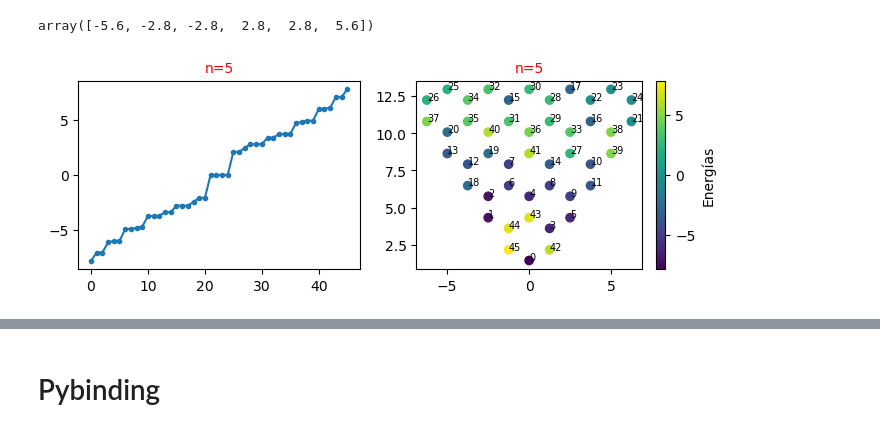
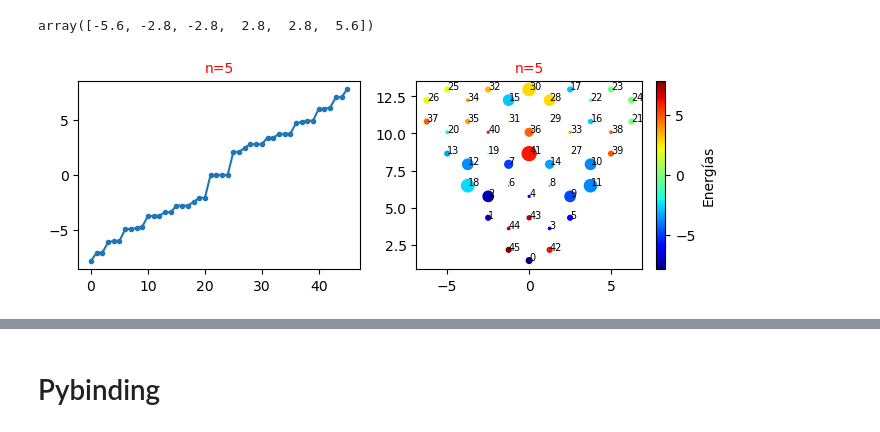
Before and after one commit to eilinlunam/Fisicoquimica-Computacional, a Jupyter notebook: Tarea_4_Enlace_fuerte.ipynb, the cells around one changed output, grey strips where cells are left out. Drawn from its saved outputs; the diff is of its cells as text; code cells hidden in the pictures.

```diff
--- a/Tarea_4_Enlace_fuerte.ipynb
+++ b/Tarea_4_Enlace_fuerte.ipynb
@@ -109,18 +109,17 @@ def TriangularGraphene(n):
     return np.array(coords)
 
 # Grafica de puntos cuanticos triangulares y energías.
-def graficando(n,E,x,y,s=False):
+def graficando(n,E,x,y,eigvec=0, s=False):
     fig,(ax1,ax2) = plt.subplots(figsize=(8,2.5), dpi=100, ncols=2)
     ax1.set_title("n="+str(n), fontsize=10, color='r')
     ax2.set_title("n="+str(n), fontsize=10, color='r')
     ax1.plot(E, '.-')
     if s==False: ax2.plot(x,y, '.')
     else:
-        C = ax2.scatter(x, y, c=E)
+        C = ax2.scatter(x, y, s=eigvec*100, c=E, cmap='jet')
         cbar = fig.colorbar(C)
         cbar.set_label("Energías")
-
-    if n<9: [ax2.text(x[i], y[i], str(i), fontsize=7) for i in range(len(x))]
+        [ax2.text(x[i], y[i], str(i), fontsize=7) for i in range(len(x))]
     plt.show()
 # %%
 # Lee archivo y calcula energías
@@ -134,41 +133,39 @@ array([-5.6, -2.8, -2.8,  2.8,  2.8,  5.6])
 # %%
 # Calcula energias de un punto cuantico triangular n.
 # Genera coordenadas
 n=5
 coords = TriangularGraphene(n)
 x, y = np.transpose(coords)
 
 # Genera energias
 t = -2.8
 atom = np.ones(len(coords))
 T = getT(t, atom, coords)
 E, eigvec = np.linalg.eig(T)
-eigvec=eigvec.real
 
 # Ordena datos
 datos = coords.copy()
-datos = pd.DataFrame(np.transpose([x,y,E.real]),
-                     columns=['x', 'y', 'E'])
+datos = pd.DataFrame(np.transpose([x,y,E.real, tuple(eigvec.real)]),
+                     columns=['x', 'y', 'E', 'eigvec'])
 datos = datos.sort_values(by='E')
+x, y = datos.x.values, datos.y.values
+E = datos.E.values
+eigvec= datos.eigvec.values
 
-x = datos.x.values.real
-y = datos.y.values.real
-E = datos.E.values.real
+# Escribe archivo
+N = 24
+nn = len(coords) # n Carbonos
+C = np.zeros(nn)
+f = open("datos.xyz", "w")
+for i in range(nn):
+    C[i] = eigvec[i][N]**2*10
+    f.write(str(x[i])+"\t"+str(y[i])+"\t"+str(C[i])+"\n")
+f.close()
 
 # Grafica datos
-graficando(n,E,x,y, s=True)
-
-# Escribe archivo
-N = 22
-n = len(coords) # n Carbonos
-C = np.zeros(n)
-f = open("datos.xyz", "w")
-for i in range(n):
-    C[i] = eigvec[i,N]*eigvec[i,N]*10
-    f.write(str(x[i])+"\t"+str(y[i])+"\t"+str(C[i])+"\n")
-f.close()
+graficando(n,E,x,y,eigvec=C, s=True)
 # %% [output]
-[figure, old version]
+[figure, new version]
 # %%
 import matplotlib.pyplot as plt
 
```
Also changed, not shown: parts of 2 cells of this notebook.
